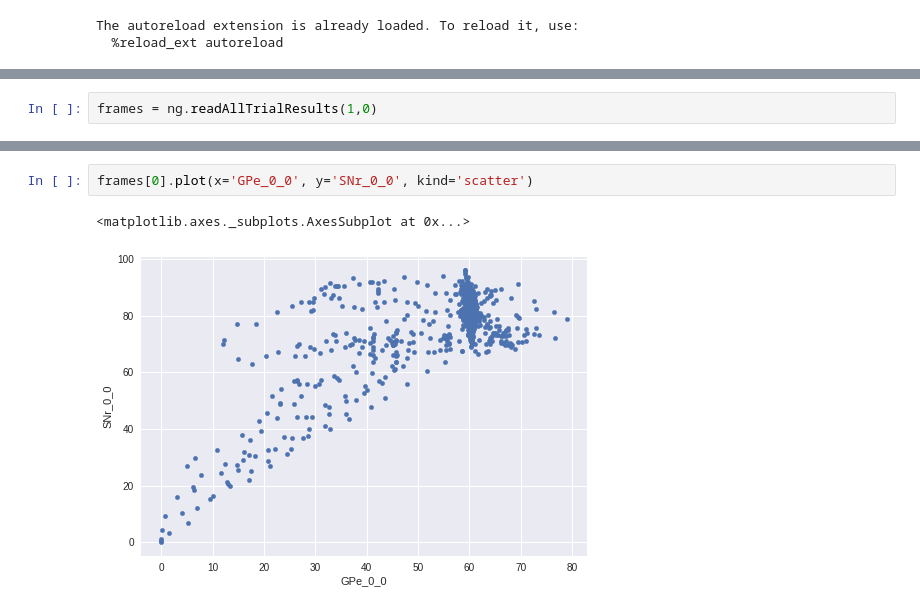
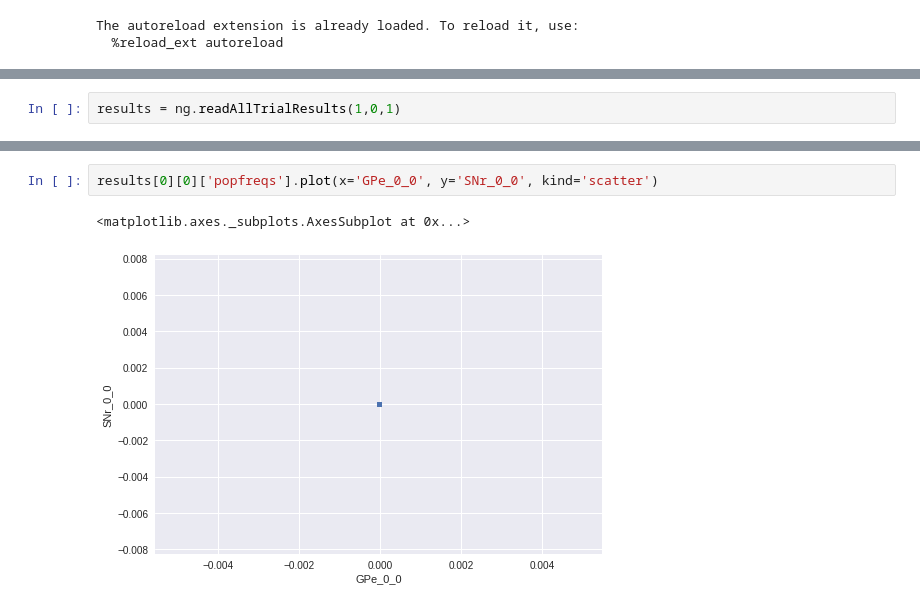
Before and after one commit to CoAxLab/CBGT, a Jupyter notebook: netinv.ipynb, the cells around one changed output, grey strips where cells are left out. Saved outputs shown, nothing was run; the diff lists cells and outputs as text.

```diff
--- a/netinv.ipynb
+++ b/netinv.ipynb
@@ -47,2 +31,2 @@ ng.compileAndRun(1,0)
 # %%
-frames = ng.readAllTrialResults(1,0)
+results = ng.readAllTrialResults(1,0,1)
@@ -84,5 +74,5 @@ plt.savefig('/home/mclapp/firing_rates.png')
 # %%
-frames[0].plot(x='GPe_0_0', y='SNr_0_0', kind='scatter')
+results[0][0]['popfreqs'].plot(x='GPe_0_0', y='SNr_0_0', kind='scatter')
 # %% [output]
 <matplotlib.axes._subplots.AxesSubplot at 0x...>
-[figure, old version]
+[figure, new version]
```
Also changed, not shown: parts of 7 cells of this notebook, 1 other file.
